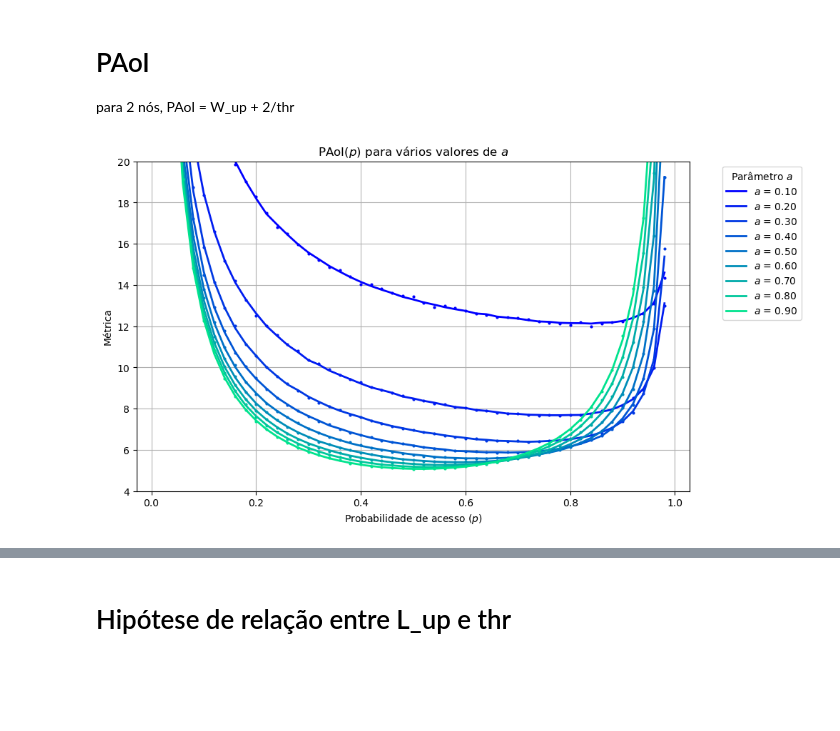
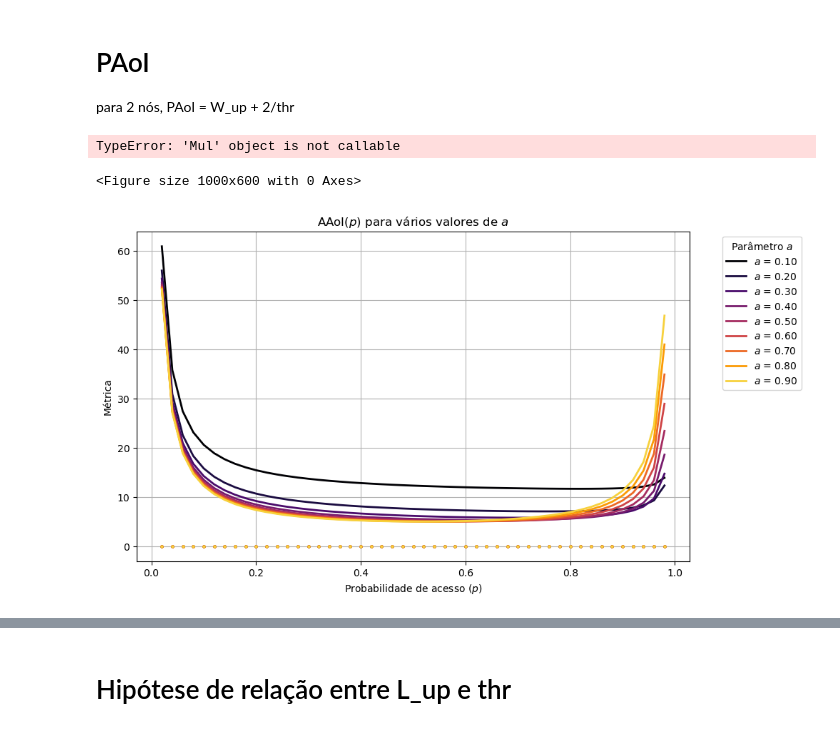
Before and after one commit to Velvet-blue/ic26-age-of-information, a Jupyter notebook: main.ipynb, the cells around one changed output, grey strips where cells are left out. Saved outputs shown, nothing was run; the diff lists cells and outputs as text; code cells hidden in the pictures; blank space fills up the shorter version.

Commit message:
novo parâmetro da janela do eixo y colocado no compare_metric_func, correção na simulação do AAoI

```diff
--- a/main.ipynb
+++ b/main.ipynb
@@ -75,10 +78,11 @@ np.save("data/PAoI_sim_data.npy", PAoI_sim_data)
 W_up_sim_func = make_metric_func(mean_delay_up_pack_data)
 PAoI_W_up = np.vectorize(lambda a, p: W_up_sim_func(a, p) + 2/throughput_expr_func(a, p))
 # %%
-AAoI_PAoI_sim_data = np.load("data/PAoI_sim_data.npy")
-PAoI_sim_func = make_metric_func(AAoI_PAoI_sim_data)
+AAoI_sim_data = np.load("data/AAoI_sim_data.npy")
+PAoI_sim_data = np.load("data/PAoI_sim_data.npy")
+PAoI_sim_func = make_metric_func(PAoI_sim_data)
 # %%
-AAoI_temp_sim_data = np.load("data/AAoI_temp_sim.npy")
+AAoI_temp_sim_data = np.load("data/AAoI_sim_data.npy")
 AAoI_temp_sim_func = make_metric_func(AAoI_temp_sim_data.T)
 plot_metric(
     analytical_func = PAoI_W_up,
@@ -89,4 +93,17 @@ plot_metric(
     yrange=(4, 20)
 )
 # %% [output]
-[figure, removed]
+TypeError: 'Mul' object is not callable
+<Figure size 1000x600 with 0 Axes>
+# %%
+AAoI_expr = sp.simplify( 2 / throughput_expr + 1 )
+compare_metric_plot(
+    analytical_expr=AAoI_expr,
+    simulation_data=AAoI_sim_data,
+    title="AAoI($p$) para vários valores de $a$",
+    cmap="inferno",
+    axis="p",
+    yrange = (4, 20)
+)
+# %% [output]
+[figure, added]
```
Also changed, not shown: parts of 7 cells of this notebook, 2 other files.
